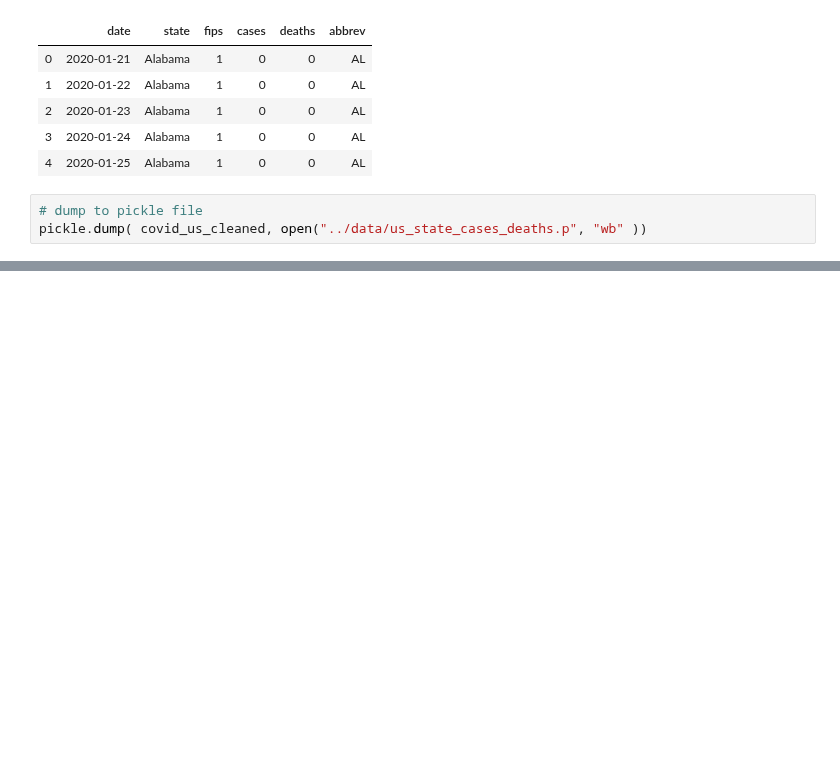
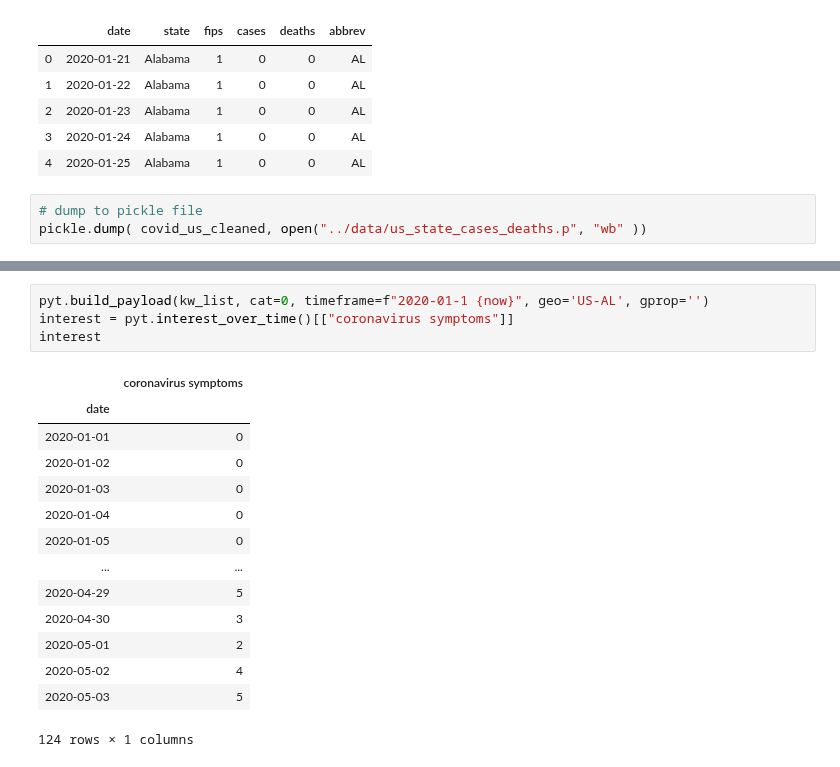
Before and after one commit to spotted-d/RNN_covid19_modeling, a Jupyter notebook: data_extraction/data_extracts.ipynb, the cells around one changed output, grey strips where cells are left out. Saved outputs shown, nothing was run; the diff lists cells and outputs as text; blank space fills up the shorter version.

```diff
--- a/data_extraction/data_extracts.ipynb
+++ b/data_extraction/data_extracts.ipynb
@@ -135,0 +202,19 @@ pickle.dump( covid_us_cleaned, open("../data/us_state_cases_deaths.p", "wb" ))
+# %%
+pyt.build_payload(kw_list, cat=0, timeframe=f"2020-01-1 {now}", geo='US-AL', gprop='')
+interest = pyt.interest_over_time()[["coronavirus symptoms"]]
+interest
+# %% [output]
+|  | coronavirus symptoms |
+| date |  |
+| 2020-01-01 | 0 |
+| 2020-01-02 | 0 |
+| 2020-01-03 | 0 |
+| 2020-01-04 | 0 |
+| 2020-01-05 | 0 |
+| ... | ... |
+| 2020-04-29 | 5 |
+| 2020-04-30 | 3 |
+| 2020-05-01 | 2 |
+| 2020-05-02 | 4 |
+| 2020-05-03 | 5 |
+124 rows × 1 columns
```
Also changed, not shown: parts of 6 cells of this notebook.
